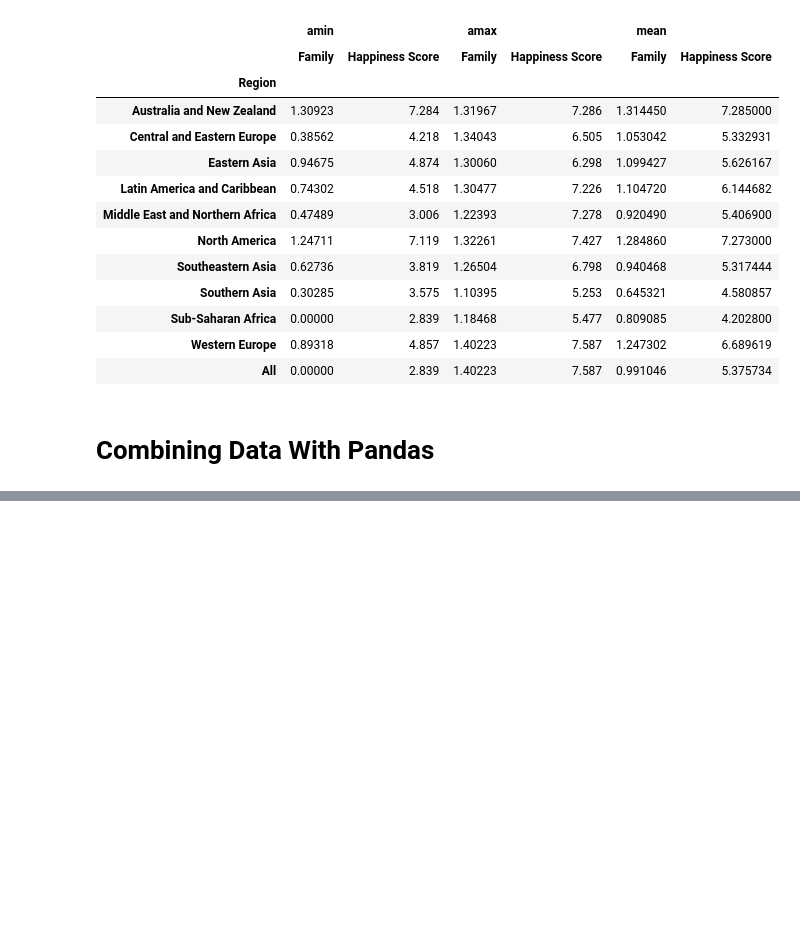
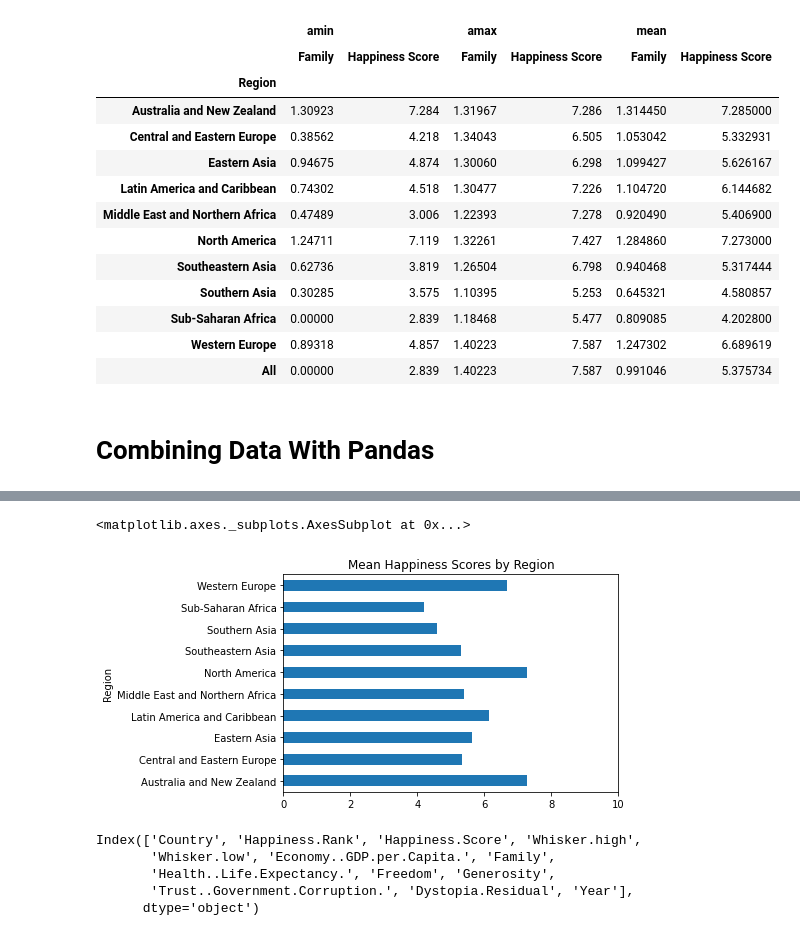
Before and after one commit to hoangvn111/Data-Cleaning-and-Analysis, a Jupyter notebook: Data_Cleaning_and_Analysis.ipynb, the cells around one changed output, grey strips where cells are left out. Drawn from its saved outputs; the diff is of its cells as text; code cells hidden in the pictures; blank space fills up the shorter version.

```diff
--- a/Data_Cleaning_and_Analysis.ipynb
+++ b/Data_Cleaning_and_Analysis.ipynb
@@ -273,0 +277,4 @@ pv_happy_family_stats
+# %%
+happiness2015['Year'] = 2015
+happiness2016['Year'] = 2016
+happiness2017['Year'] = 2017
@@ -273,0 +482,3 @@ pv_happy_family_stats
+# %%
+means = happiness2015.pivot_table('Happiness Score', 'Region', aggfunc=np.mean)
+means
@@ -273,0 +498,13 @@ pv_happy_family_stats
+# %%
+means.plot(kind='barh', title='Mean Happiness Scores by Region', xlim=(0,10), legend=False)
+# %% [output]
+<matplotlib.axes._subplots.AxesSubplot at 0x...>
+[figure, added]
+# %%
+happiness2017.columns
+# %% [output]
+Index(['Country', 'Happiness.Rank', 'Happiness.Score', 'Whisker.high',
+       'Whisker.low', 'Economy..GDP.per.Capita.', 'Family',
+       'Health..Life.Expectancy.', 'Freedom', 'Generosity',
+       'Trust..Government.Corruption.', 'Dystopia.Residual', 'Year'],
+      dtype='object')
```
Also changed, not shown: parts of 33 cells of this notebook.
